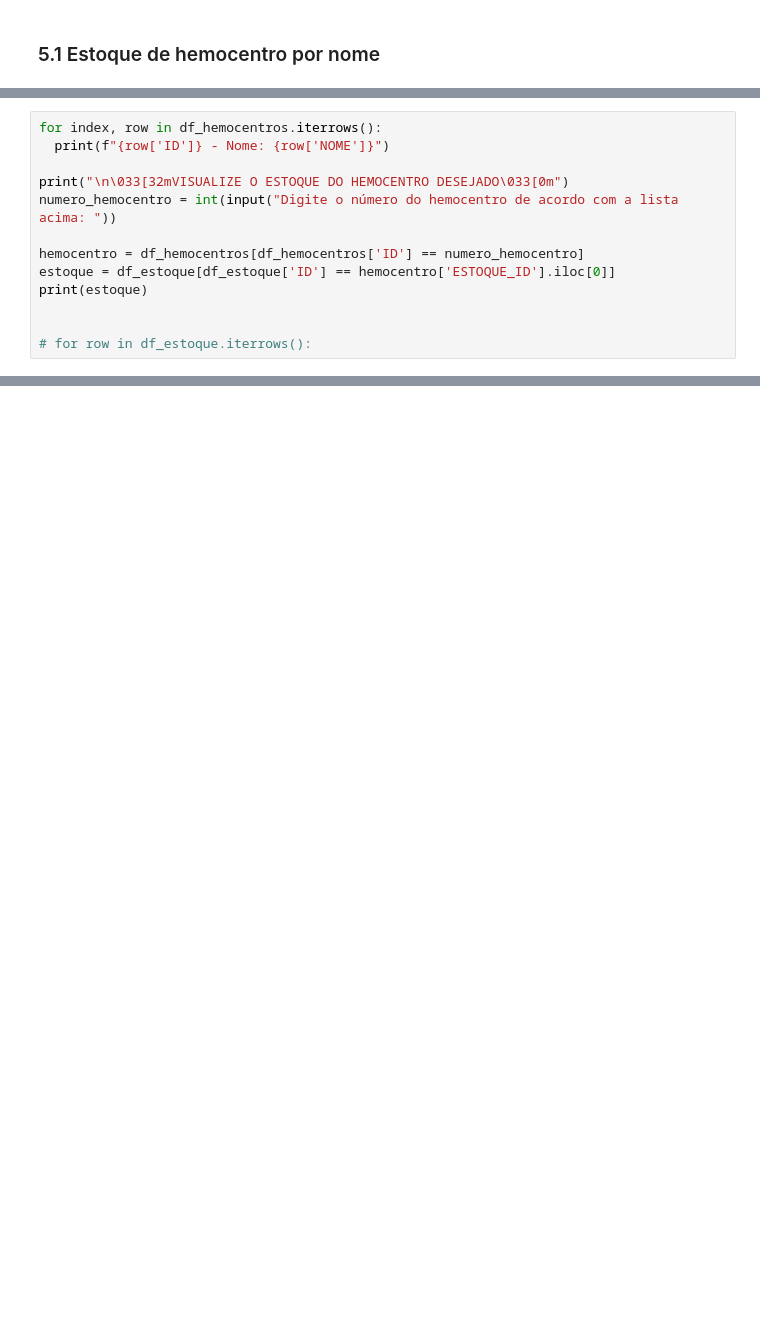
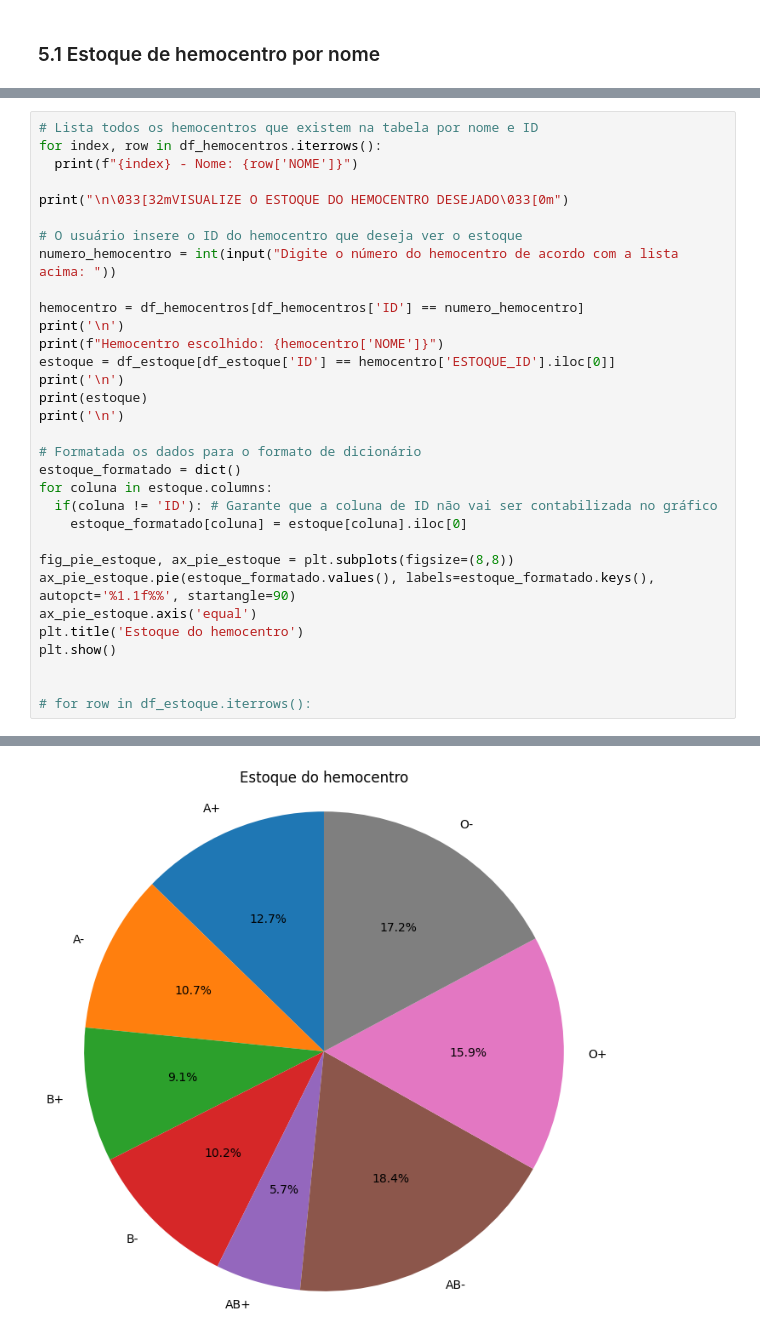
Before and after one commit to joao-montanari/banco-de-sangue, a Jupyter notebook: banco_de_sangue.ipynb, the cells around one changed output, grey strips where cells are left out. Saved outputs shown, nothing was run; the diff lists cells and outputs as text; blank space fills up the shorter version.

```diff
--- a/banco_de_sangue.ipynb
+++ b/banco_de_sangue.ipynb
@@ -205,13 +217,32 @@ Dicionário resultado: {'B+': 151, 'O-': 132, 'O+': 129, 'A': 141, 'A+': 159, 'A
 # %%
+# Lista todos os hemocentros que existem na tabela por nome e ID
 for index, row in df_hemocentros.iterrows():
-  print(f"{row['ID']} - Nome: {row['NOME']}")
+  print(f"{index} - Nome: {row['NOME']}")
 
 print("\n\033[32mVISUALIZE O ESTOQUE DO HEMOCENTRO DESEJADO\033[0m")
+
+# O usuário insere o ID do hemocentro que deseja ver o estoque
 numero_hemocentro = int(input("Digite o número do hemocentro de acordo com a lista acima: "))
 
 hemocentro = df_hemocentros[df_hemocentros['ID'] == numero_hemocentro]
+print('\n')
+print(f"Hemocentro escolhido: {hemocentro['NOME']}")
 estoque = df_estoque[df_estoque['ID'] == hemocentro['ESTOQUE_ID'].iloc[0]]
+print('\n')
 print(estoque)
+print('\n')
+
+# Formatada os dados para o formato de dicionário
+estoque_formatado = dict()
+for coluna in estoque.columns:
+  if(coluna != 'ID'): # Garante que a coluna de ID não vai ser contabilizada no gráfico
+    estoque_formatado[coluna] = estoque[coluna].iloc[0]
+
+fig_pie_estoque, ax_pie_estoque = plt.subplots(figsize=(8,8))
+ax_pie_estoque.pie(estoque_formatado.values(), labels=estoque_formatado.keys(), autopct='%1.1f%%', startangle=90)
+ax_pie_estoque.axis('equal')
+plt.title('Estoque do hemocentro')
+plt.show()
 
 
 # for row in df_estoque.iterrows():
@@ -235,0 +267 @@ print(estoque)
+[figure, added]
```
Also changed, not shown: parts of 10 cells of this notebook.
